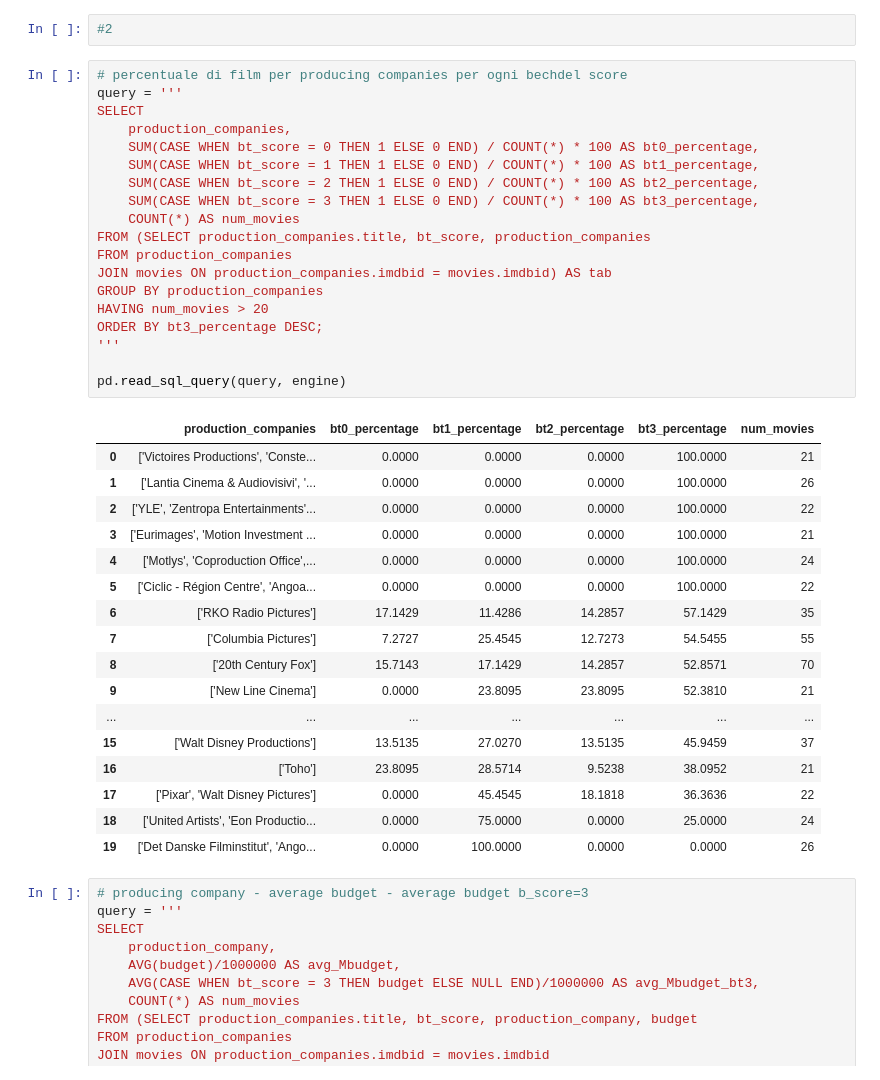
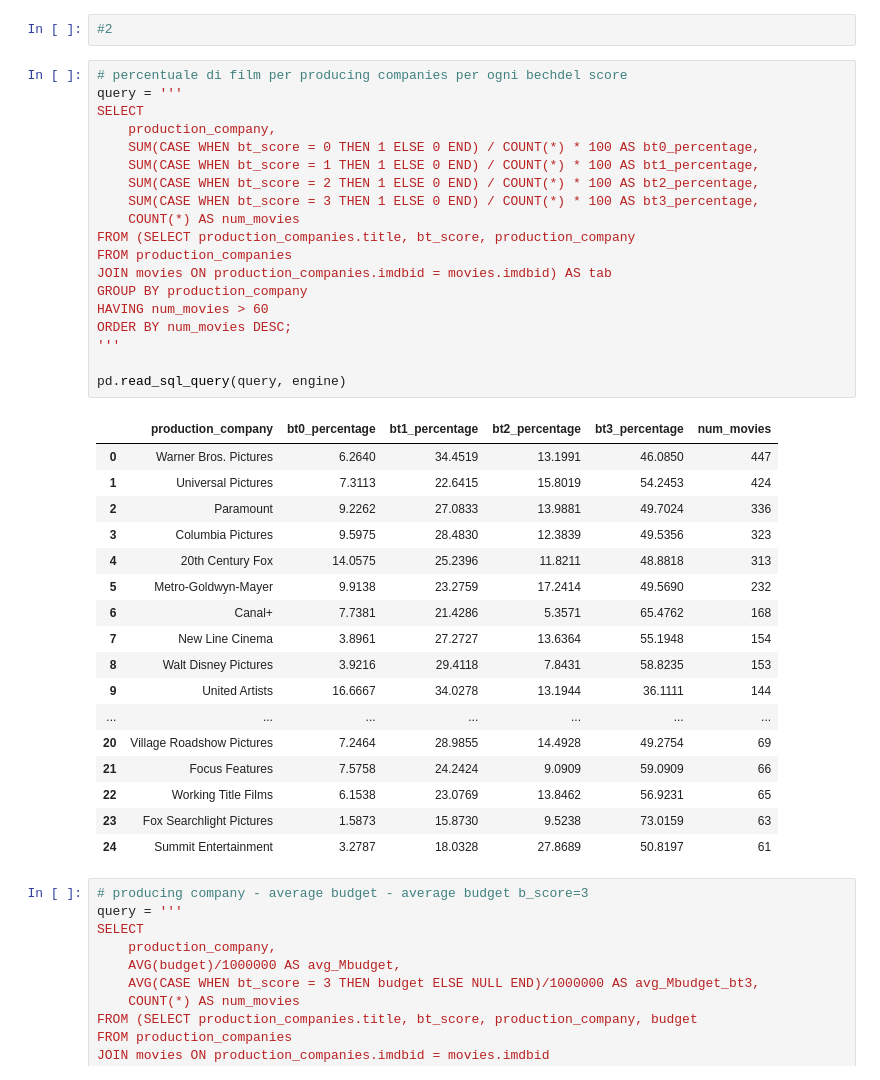
Before and after one commit to luciaaguzzoni/Bechdel-Test-Data-Analysis, a Jupyter notebook: notebook/4. SQL queries.ipynb, the cells around one changed output. Cells and saved outputs as stored; diff of their text form.

```diff
--- a/notebook/4. SQL queries.ipynb
+++ b/notebook/4. SQL queries.ipynb
@@ -125,40 +122,40 @@ pd.read_sql_query(query, engine)
 # %%
 # percentuale di film per producing companies per ogni bechdel score
 query = '''
 SELECT
-    production_companies,
+    production_company,
     SUM(CASE WHEN bt_score = 0 THEN 1 ELSE 0 END) / COUNT(*) * 100 AS bt0_percentage,
     SUM(CASE WHEN bt_score = 1 THEN 1 ELSE 0 END) / COUNT(*) * 100 AS bt1_percentage,
     SUM(CASE WHEN bt_score = 2 THEN 1 ELSE 0 END) / COUNT(*) * 100 AS bt2_percentage,
     SUM(CASE WHEN bt_score = 3 THEN 1 ELSE 0 END) / COUNT(*) * 100 AS bt3_percentage,
     COUNT(*) AS num_movies
-FROM (SELECT production_companies.title, bt_score, production_companies
+FROM (SELECT production_companies.title, bt_score, production_company
 FROM production_companies
 JOIN movies ON production_companies.imdbid = movies.imdbid) AS tab
-GROUP BY production_companies
-HAVING num_movies > 20
-ORDER BY bt3_percentage DESC;
+GROUP BY production_company
+HAVING num_movies > 60
+ORDER BY num_movies DESC;
 '''
 
 pd.read_sql_query(query, engine)
 # %% [output]
-|  | production_companies | bt0_percentage | bt1_percentage | bt2_percentage | bt3_percentage | num_movies |
-| 0 | ['Victoires Productions', 'Conste... | 0.0000 | 0.0000 | 0.0000 | 100.0000 | 21 |
-| 1 | ['Lantia Cinema & Audiovisivi', '... | 0.0000 | 0.0000 | 0.0000 | 100.0000 | 26 |
-| 2 | ['YLE', 'Zentropa Entertainments'... | 0.0000 | 0.0000 | 0.0000 | 100.0000 | 22 |
-| 3 | ['Eurimages', 'Motion Investment ... | 0.0000 | 0.0000 | 0.0000 | 100.0000 | 21 |
-| 4 | ['Motlys', 'Coproduction Office',... | 0.0000 | 0.0000 | 0.0000 | 100.0000 | 24 |
-| 5 | ['Ciclic - Région Centre', 'Angoa... | 0.0000 | 0.0000 | 0.0000 | 100.0000 | 22 |
-| 6 | ['RKO Radio Pictures'] | 17.1429 | 11.4286 | 14.2857 | 57.1429 | 35 |
-| 7 | ['Columbia Pictures'] | 7.2727 | 25.4545 | 12.7273 | 54.5455 | 55 |
-| 8 | ['20th Century Fox'] | 15.7143 | 17.1429 | 14.2857 | 52.8571 | 70 |
-| 9 | ['New Line Cinema'] | 0.0000 | 23.8095 | 23.8095 | 52.3810 | 21 |
+|  | production_company | bt0_percentage | bt1_percentage | bt2_percentage | bt3_percentage | num_movies |
+| 0 | Warner Bros. Pictures | 6.2640 | 34.4519 | 13.1991 | 46.0850 | 447 |
+| 1 | Universal Pictures | 7.3113 | 22.6415 | 15.8019 | 54.2453 | 424 |
+| 2 | Paramount | 9.2262 | 27.0833 | 13.9881 | 49.7024 | 336 |
+| 3 | Columbia Pictures | 9.5975 | 28.4830 | 12.3839 | 49.5356 | 323 |
+| 4 | 20th Century Fox | 14.0575 | 25.2396 | 11.8211 | 48.8818 | 313 |
+| 5 | Metro-Goldwyn-Mayer | 9.9138 | 23.2759 | 17.2414 | 49.5690 | 232 |
+| 6 | Canal+ | 7.7381 | 21.4286 | 5.3571 | 65.4762 | 168 |
+| 7 | New Line Cinema | 3.8961 | 27.2727 | 13.6364 | 55.1948 | 154 |
+| 8 | Walt Disney Pictures | 3.9216 | 29.4118 | 7.8431 | 58.8235 | 153 |
+| 9 | United Artists | 16.6667 | 34.0278 | 13.1944 | 36.1111 | 144 |
 | ... | ... | ... | ... | ... | ... | ... |
-| 15 | ['Walt Disney Productions'] | 13.5135 | 27.0270 | 13.5135 | 45.9459 | 37 |
-| 16 | ['Toho'] | 23.8095 | 28.5714 | 9.5238 | 38.0952 | 21 |
-| 17 | ['Pixar', 'Walt Disney Pictures'] | 0.0000 | 45.4545 | 18.1818 | 36.3636 | 22 |
-| 18 | ['United Artists', 'Eon Productio... | 0.0000 | 75.0000 | 0.0000 | 25.0000 | 24 |
-| 19 | ['Det Danske Filminstitut', 'Ango... | 0.0000 | 100.0000 | 0.0000 | 0.0000 | 26 |
+| 20 | Village Roadshow Pictures | 7.2464 | 28.9855 | 14.4928 | 49.2754 | 69 |
+| 21 | Focus Features | 7.5758 | 24.2424 | 9.0909 | 59.0909 | 66 |
+| 22 | Working Title Films | 6.1538 | 23.0769 | 13.8462 | 56.9231 | 65 |
+| 23 | Fox Searchlight Pictures | 1.5873 | 15.8730 | 9.5238 | 73.0159 | 63 |
+| 24 | Summit Entertainment | 3.2787 | 18.0328 | 27.8689 | 50.8197 | 61 |
 # %%
 # producing company - average budget - average budget b_score=3
 query = '''
```
Also changed, not shown: parts of 5 cells of this notebook, 12 other files.
